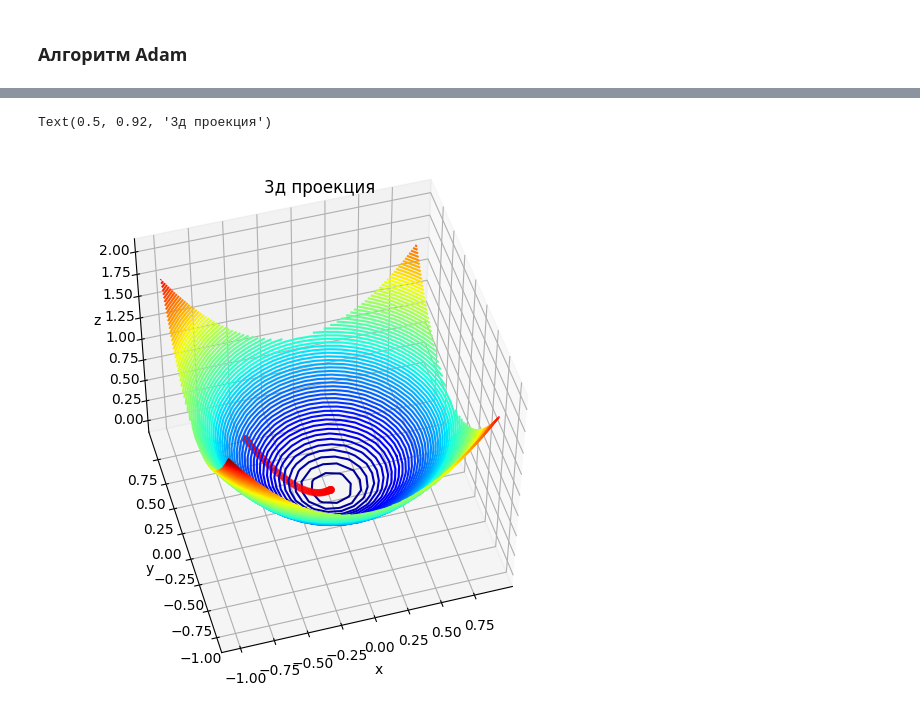
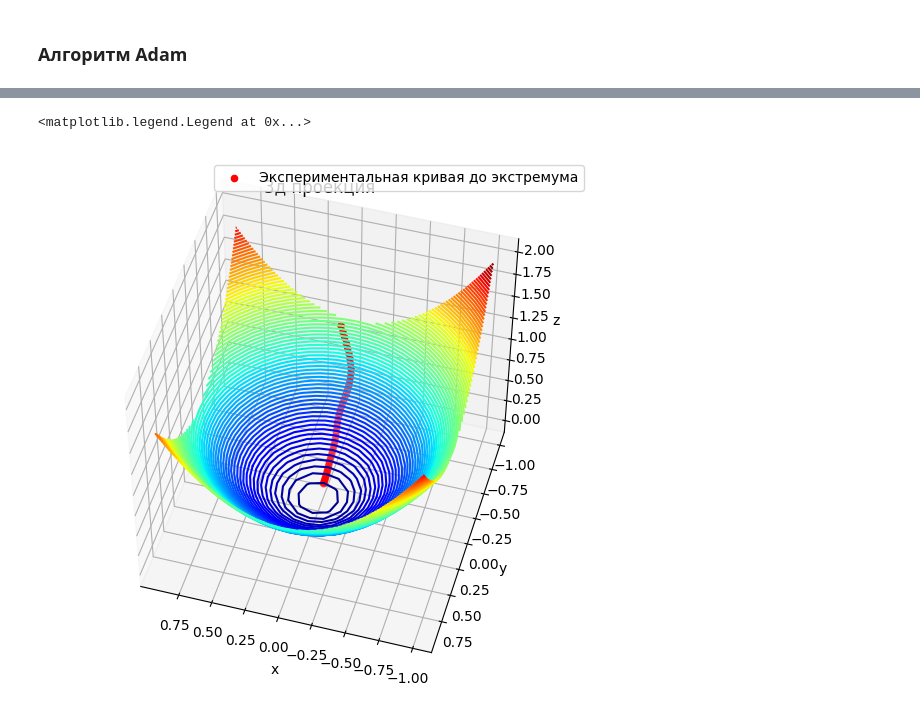
Before and after one commit to patison5/FAIntelligence, a Jupyter notebook: Градиентный_спуск_(классический_менающийся_learning_rate__Adam).ipynb, the cells around one changed output, grey strips where cells are left out. Saved outputs shown, nothing was run; the diff lists cells and outputs as text; code cells hidden in the pictures.

```diff
--- a/Градиентный_спуск_(классический_менающийся_learning_rate__Adam).ipynb
+++ b/Градиентный_спуск_(классический_менающийся_learning_rate__Adam).ipynb
@@ -144,10 +162,10 @@ plt.show()
 # %%
-def adam(f, df, bounds, n_iter, alpha, beta1, beta2, eps=1e-8):
+def adam(fun, dfunc, bounds, n_iter, alpha, beta1, beta2, eps=1e-8):
   solutions = list()
 
   # Генерация стартовой точки
   x = bounds[:, 0] + rand(len(bounds)) * (bounds[:, 1] - bounds[:, 0])
-  score = f(x[0], x[1])
+  score = fun(x[0], x[1])
 
   # инициализация момента и экспоненциально взвешенной нормы
   m = [0.0 for _ in range(bounds.shape[0])]
@@ -155,7 +173,7 @@ def adam(f, df, bounds, n_iter, alpha, beta1, beta2, eps=1e-8):
 
   for t in range(n_iter):
     # Считаем градиент для текущего временного шага
-    g = df(x[0], x[1])
+    g = dfunc(x[0], x[1])
 
     for i in range(bounds.shape[0]):
 
@@ -181,17 +199,16 @@ def adam(f, df, bounds, n_iter, alpha, beta1, beta2, eps=1e-8):
 
 
 bounds = asarray([[-1.0, 1.0], [-1.0, 1.0]])
-solutions = adam(f, df, bounds, 60, 0.02, 0.8, 0.999)
+solutions = adam(pf, dpf, bounds, 60, 0.02, 0.8, 0.999)
+solutions2 = adam(f, df, bounds, 60, 0.02, 0.8, 0.999)
 # %%
 xaxis = arange(bounds[0,0], bounds[0,1], 0.1)
 yaxis = arange(bounds[1,0], bounds[1,1], 0.1)
 
 x, y = meshgrid(xaxis, yaxis)
 
-results = f(x, y)
-
-plt.contourf(x, y, results, levels=50, cmap='jet')
-
+results = pf(x, y)
+plt.contourf(x, y, results, levels=30, cmap='jet')
 solutions = asarray(solutions)
 plt.plot(solutions[:, 0], solutions[:, 1], '.-', color='w')
 
@@ -201,16 +227,18 @@ plt.show()
 # %%
 fig = plt.figure(figsize=(7, 7), dpi=100)
 ax = plt.axes(projection='3d')
 ax.contour3D(x, y, results, 80, cmap='jet')
 
-rs = f(solutions[:, 0], solutions[:, 1])
-ax.scatter(solutions[:, 0], solutions[:, 1], rs, c='red')
+rs = pf(solutions[:, 0], solutions[:, 1])
+ax.scatter(solutions[:, 0], solutions[:, 1], rs, c='red', label="Экспериментальная кривая до экстремума")
 
-ax.view_init(50, -106)
+ax.view_init(50, 106)
 ax.set_xlabel('x')
 ax.set_ylabel('y')
 ax.set_zlabel('z')
 ax.set_title("3д проекция")
+
+plt.legend()
 # %% [output]
-Text(0.5, 0.92, '3д проекция')
+<matplotlib.legend.Legend at 0x...>
-[figure, old version]
+[figure, new version]
```
Also changed, not shown: parts of 6 cells of this notebook.
